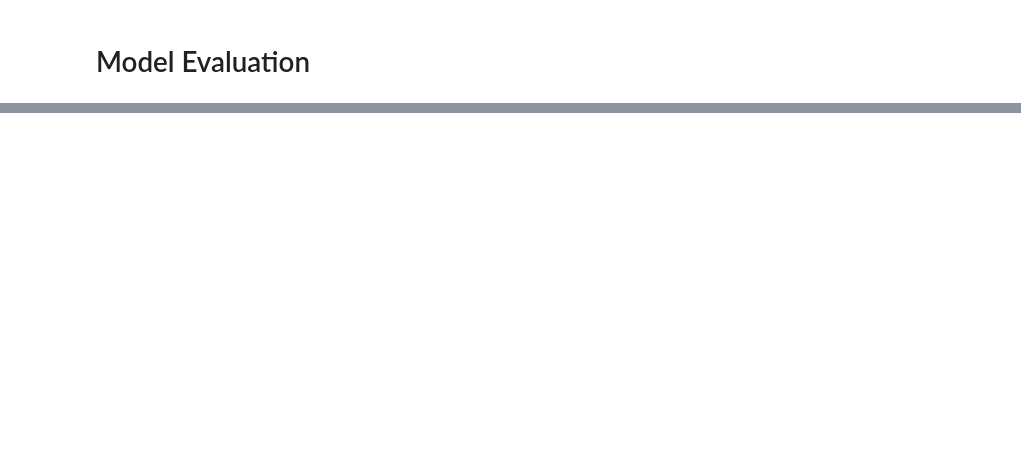
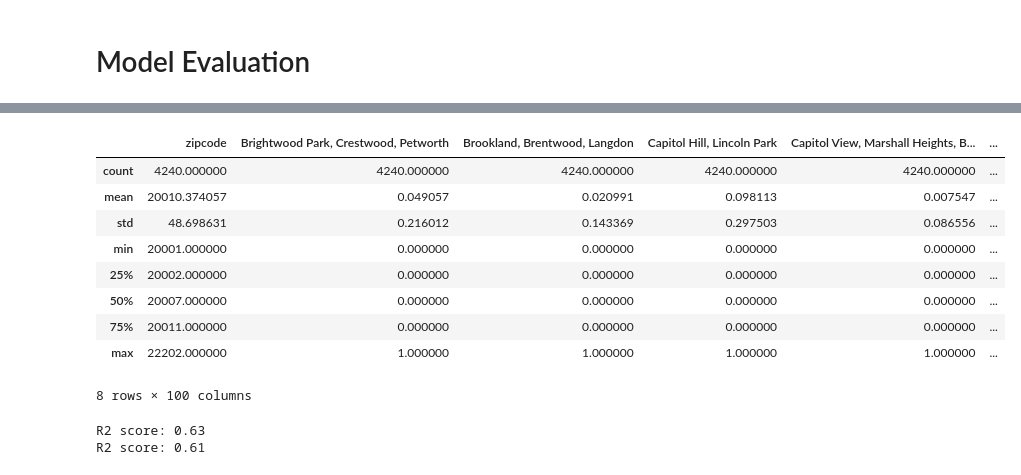
Before and after one commit to fagan2888/Airbnb-Ratings, a Jupyter notebook: feature_selection_and_model_evaluation_Final.ipynb, the cells around one changed output, grey strips where cells are left out. Saved outputs shown, nothing was run; the diff lists cells and outputs as text; code cells hidden in the pictures; blank space fills up the shorter version.

Commit message:
trying transforming target to logarithmic

```diff
--- a/feature_selection_and_model_evaluation_Final.ipynb
+++ b/feature_selection_and_model_evaluation_Final.ipynb
@@ -392 +395,38 @@ Mean cv score: 0.5933774446714531
 [figure]
+# %%
+from sklearn.compose import TransformedTargetRegressor
+from sklearn.preprocessing import QuantileTransformer
+
+def func(x): return np.log(x)
+def inverse_func(x): return np.exp(x)
+
+featuresWithoutHighCorrFeature = features[features.columns.drop(['bedrooms', 'beds', 'Private room','Elevator','Dryer','latitude','longitude'])]
+
+transformer = QuantileTransformer(output_distribution='normal')
+regressor = LinearRegression()
+regr = TransformedTargetRegressor(regressor=regressor, func=func,inverse_func=inverse_func)
+X_train, X_test, y_train, y_test = tts(featuresWithoutHighCorrFeature, label, test_size=0.2)
+
+X_train.describe()
+# %% [output]
+|  | zipcode | Brightwood Park, Crestwood, Petworth | Brookland, Brentwood, Langdon | Capitol Hill, Lincoln Park | Capitol View, Marshall Heights, B... | ... |
+| count | 4240.000000 | 4240.000000 | 4240.000000 | 4240.000000 | 4240.000000 | ... |
+| mean | 20010.374057 | 0.049057 | 0.020991 | 0.098113 | 0.007547 | ... |
+| std | 48.698631 | 0.216012 | 0.143369 | 0.297503 | 0.086556 | ... |
+| min | 20001.000000 | 0.000000 | 0.000000 | 0.000000 | 0.000000 | ... |
+| 25% | 20002.000000 | 0.000000 | 0.000000 | 0.000000 | 0.000000 | ... |
+| 50% | 20007.000000 | 0.000000 | 0.000000 | 0.000000 | 0.000000 | ... |
+| 75% | 20011.000000 | 0.000000 | 0.000000 | 0.000000 | 0.000000 | ... |
+| max | 22202.000000 | 1.000000 | 1.000000 | 1.000000 | 1.000000 | ... |
+8 rows × 100 columns
+# %%
+regr.fit(X_train, y_train)
+TransformedTargetRegressor(...)
+
+print('R2 score: {0:.2f}'.format(regr.score(X_test, y_test)))
+
+raw_target_regr = LinearRegression().fit(X_train, y_train)
+print('R2 score: {0:.2f}'.format(raw_target_regr.score(X_test, y_test)))
+# %% [output]
+R2 score: 0.63
+R2 score: 0.61
```
Also changed, not shown: parts of 18 cells of this notebook, 1 other file.
